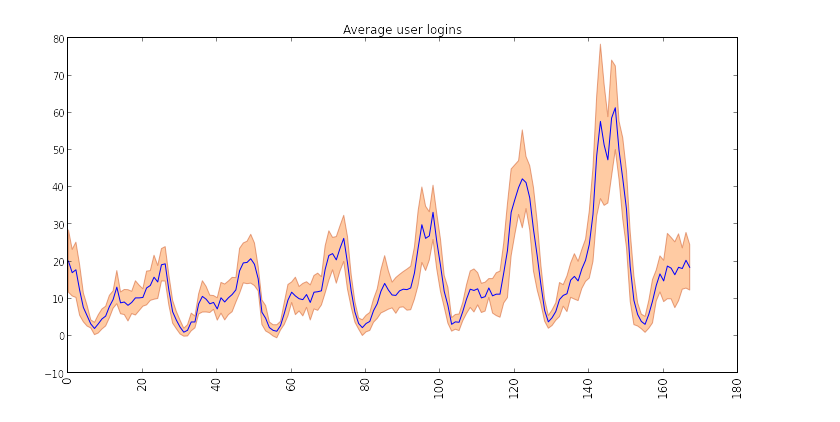
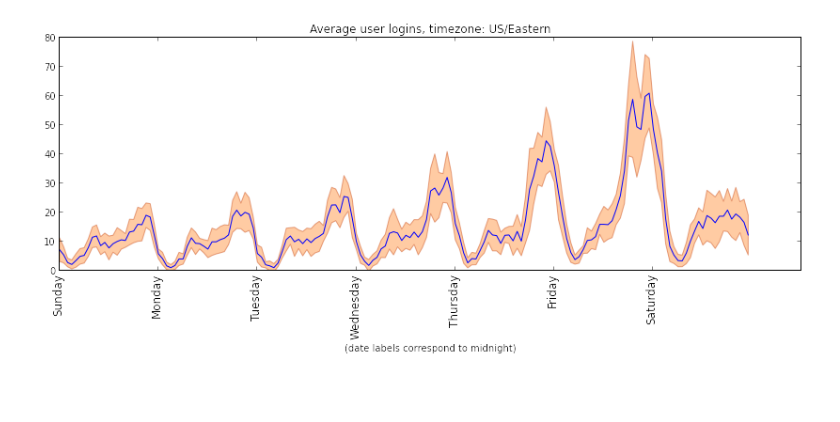
Before and after one commit to chrisjryan/demand-predictor, a Jupyter notebook: plot.ipynb, the cells around one changed output. Drawn from its saved outputs; the diff is of its cells as text; code cells hidden in the pictures; blank space fills up the shorter version.

```diff
--- a/plot.ipynb
+++ b/plot.ipynb
@@ -58,5 +61,12 @@ if __name__ == "__main__":
-# %%
-    hourly_usage_stats = predict.average_hours(predict.weekday_hour_grouping(hours, usage))
-    plot_avg(hourly_usage_stats)
-# %% [output]
-[figure, removed]
+# %%
+    # Convert UTC to Eastern Time:
+    tz_str = 'US/Eastern'
+    eastern = pytz.timezone(tz_str)
+    hours_et = [h.astimezone(eastern) for h in hours]
+
+    # plot the averaged :data
+    weekhour_agg = predict.weekday_hour_grouping(hours_et, usage)
+    hourly_usage_stats = predict.average_hours(weekhour_agg)
+    plot_avg(hourly_usage_stats, tz_str)
+# %% [output]
+[figure, added]
```
Also changed, not shown: parts of 1 cell of this notebook, 8 other files.
